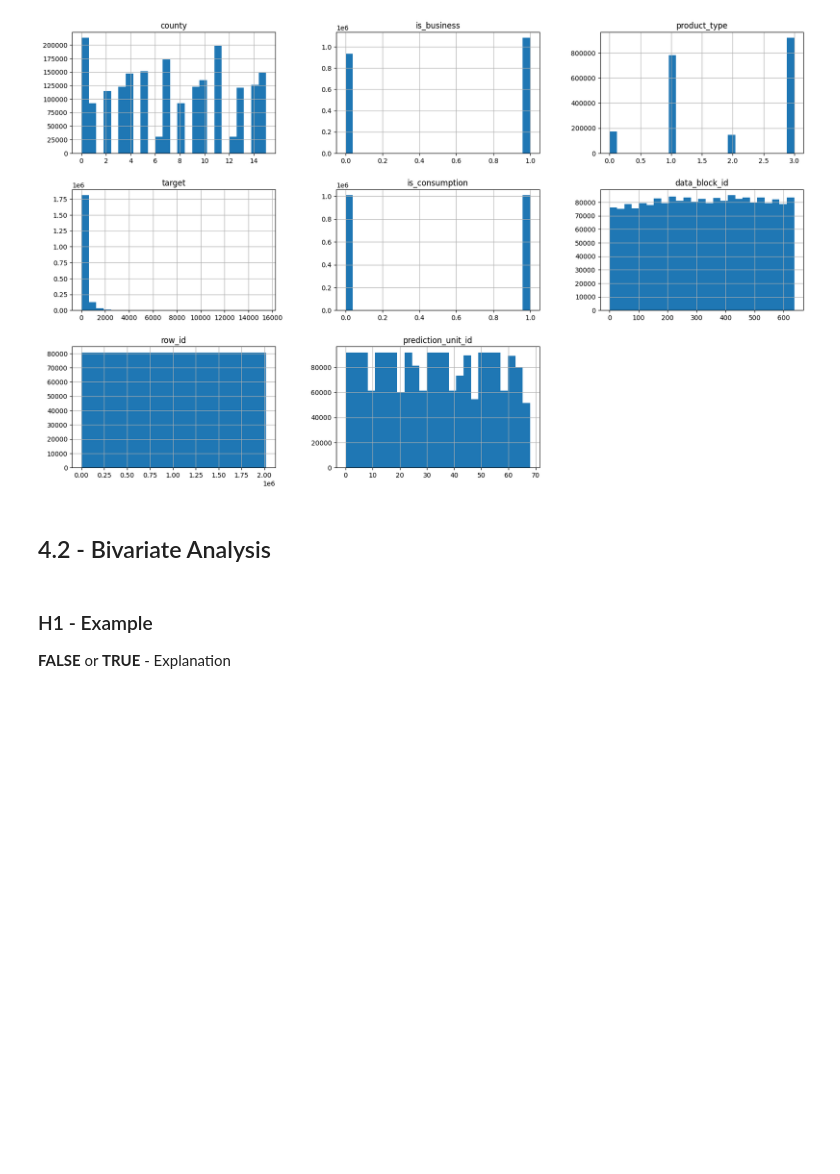
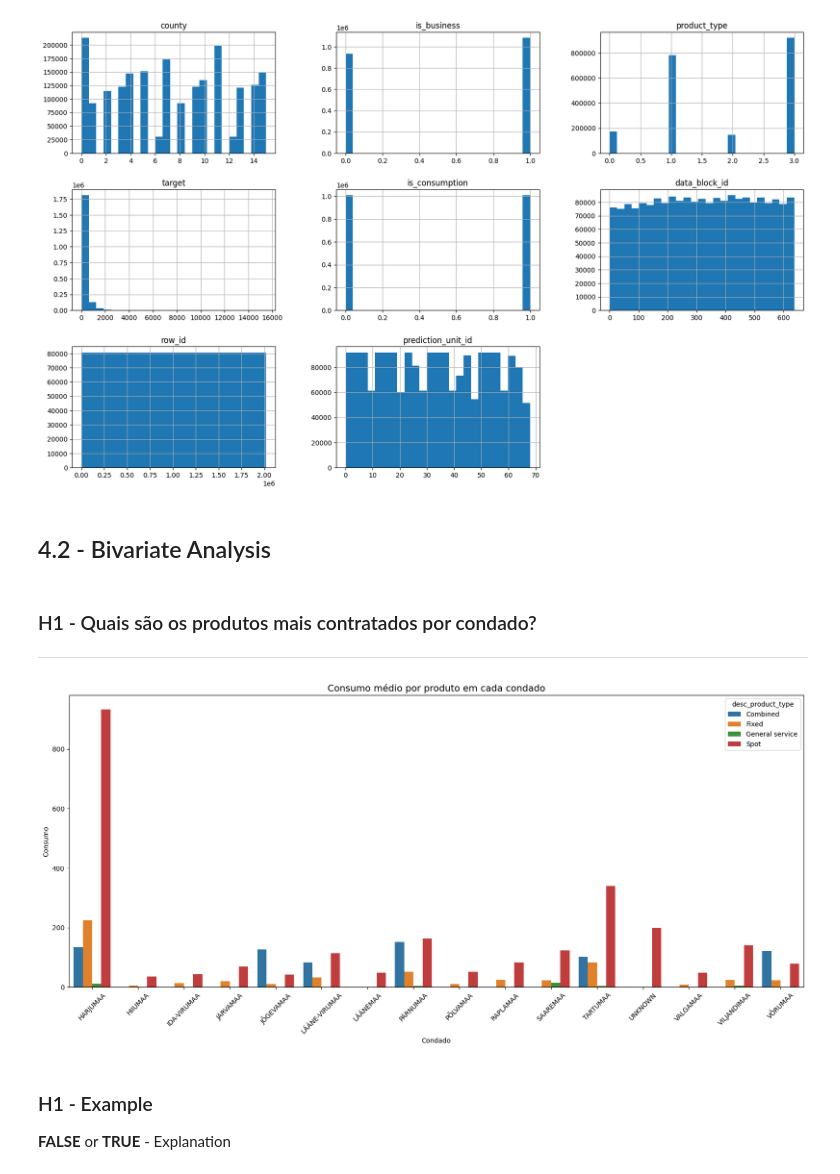
Before and after one commit to victor-vilela/enefit, a Jupyter notebook: notebooks/01-vvo-data-project.ipynb, the cells around one changed output. Cells and saved outputs as stored; diff of their text form; code cells hidden in the pictures; blank space fills up the shorter version.

```diff
--- a/notebooks/01-vvo-data-project.ipynb
+++ b/notebooks/01-vvo-data-project.ipynb
@@ -115,3 +113,9 @@ file = "train.csv"
 # CSV
 df_raw = pd.read_csv(path_data + file, low_memory=False)
 # df_raw1 = pd.read_csv(path_data + 'weather_station_to_county_mapping.csv', low_memory=False)
+# %%
+# JSON
+with open(path_data + 'county_id_to_name_map.json') as file:
+    county_names = json.load(file)
+
+county_names
@@ -304,6 +327,24 @@ num_attributes.hist(figsize=(20,12), bins=25);
 [figure]
 # %% [markdown]
 ## 4.2 - Bivariate Analysis
+# %% [markdown]
+### H1 - Quais são os produtos mais contratados por condado?
+****
+# %%
+hip_1 = df4.assign(desc_product_type = lambda x: x['product_type'].map({0: "Combined", 1: "Fixed", 2: "General service", 3: "Spot"}))
+hip_1['county'] = hip_1['county'].astype(str)
+hip_1 = hip_1.assign(desc_county = lambda x: x['county'].map(county_names))
+hip_1 = hip_1[['desc_product_type', 'target', 'desc_county']].groupby(['desc_county', 'desc_product_type']).median().reset_index()
+# %%
+fig, ax = plt.subplots(figsize=(20,8))
+sns.barplot(x='desc_county', y='target', data=hip_1, hue='desc_product_type', ax=ax)
+
+ax.set_title('Consumo médio por produto em cada condado', fontsize=14)
+ax.set_xlabel('Condado', fontsize=10)
+ax.set_ylabel('Consumo', fontsize=10)
+ax.set_xticklabels(ax.get_xticklabels(), rotation=45);
+# %% [output]
+[figure, added]
 # %% [markdown]
 ### H1 - Example
 **FALSE** or **TRUE** - Explanation
```
Also changed, not shown: parts of 5 cells of this notebook.
